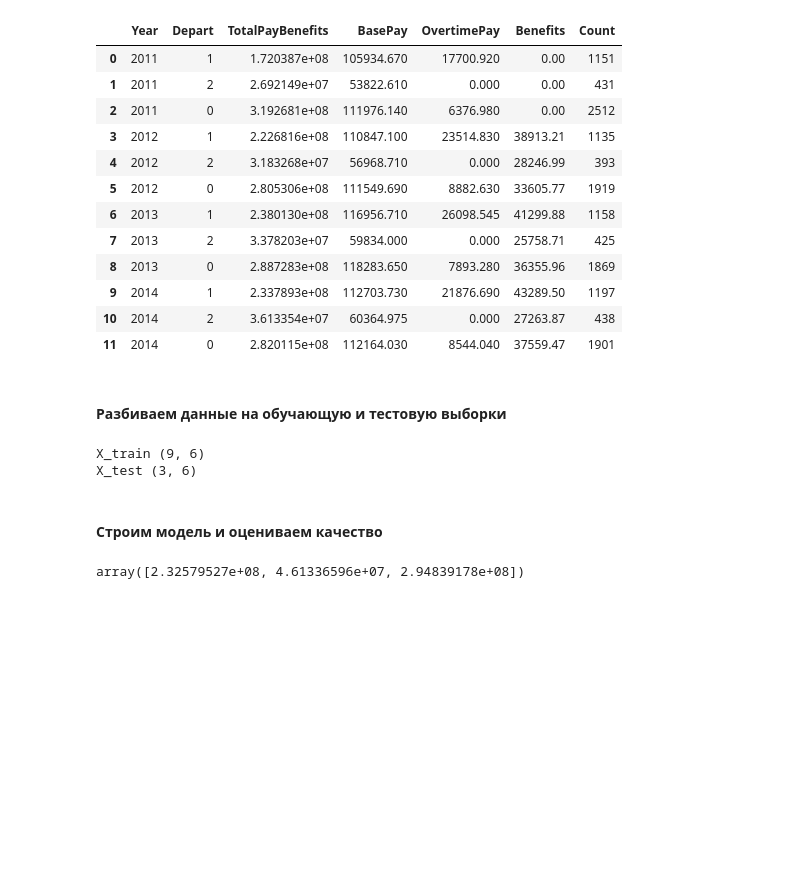
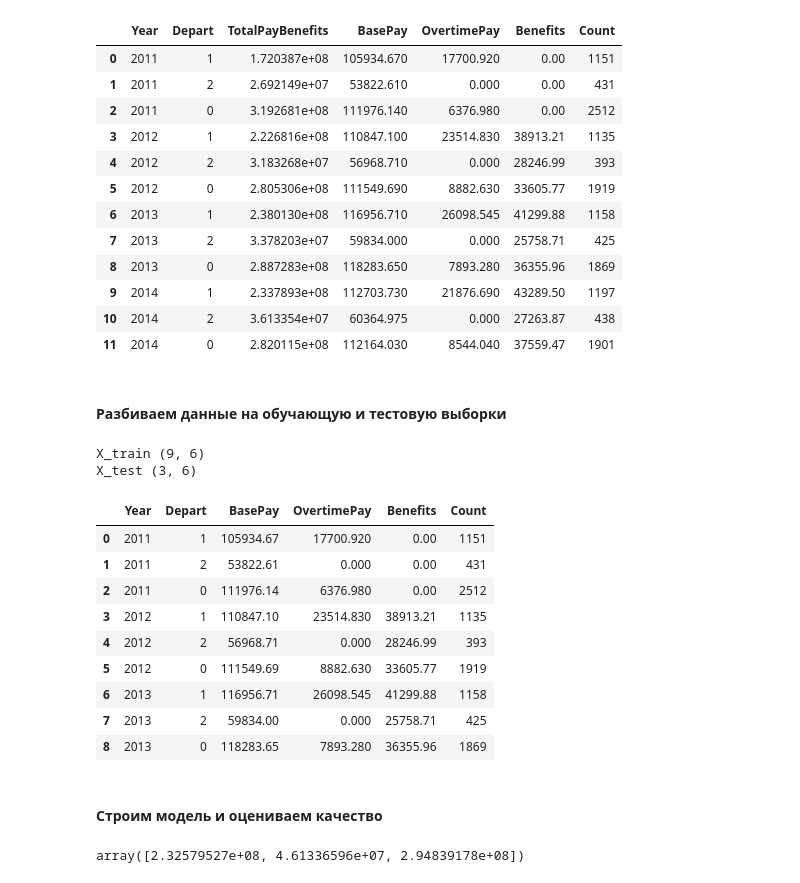
Before and after one commit to PhilippRemizov/My_final_project, a Jupyter notebook: Salaries in San Francisco.ipynb, the cells around one changed output. Cells and saved outputs as stored; diff of their text form; code cells hidden in the pictures; blank space fills up the shorter version.

```diff
--- a/Salaries in San Francisco.ipynb
+++ b/Salaries in San Francisco.ipynb
@@ -572,6 +571,19 @@ print('X_test',X_test.shape)
 # %% [output]
 X_train (9, 6)
 X_test (3, 6)
+# %%
+X_train
+# %% [output]
+|  | Year | Depart | BasePay | OvertimePay | Benefits | Count |
+| 0 | 2011 | 1 | 105934.67 | 17700.920 | 0.00 | 1151 |
+| 1 | 2011 | 2 | 53822.61 | 0.000 | 0.00 | 431 |
+| 2 | 2011 | 0 | 111976.14 | 6376.980 | 0.00 | 2512 |
+| 3 | 2012 | 1 | 110847.10 | 23514.830 | 38913.21 | 1135 |
+| 4 | 2012 | 2 | 56968.71 | 0.000 | 28246.99 | 393 |
+| 5 | 2012 | 0 | 111549.69 | 8882.630 | 33605.77 | 1919 |
+| 6 | 2013 | 1 | 116956.71 | 26098.545 | 41299.88 | 1158 |
+| 7 | 2013 | 2 | 59834.00 | 0.000 | 25758.71 | 425 |
+| 8 | 2013 | 0 | 118283.65 | 7893.280 | 36355.96 | 1869 |
 # %% [markdown]
 #### Строим модель и оцениваем качество
 # %%
```
Also changed, not shown: parts of 6 cells of this notebook.
